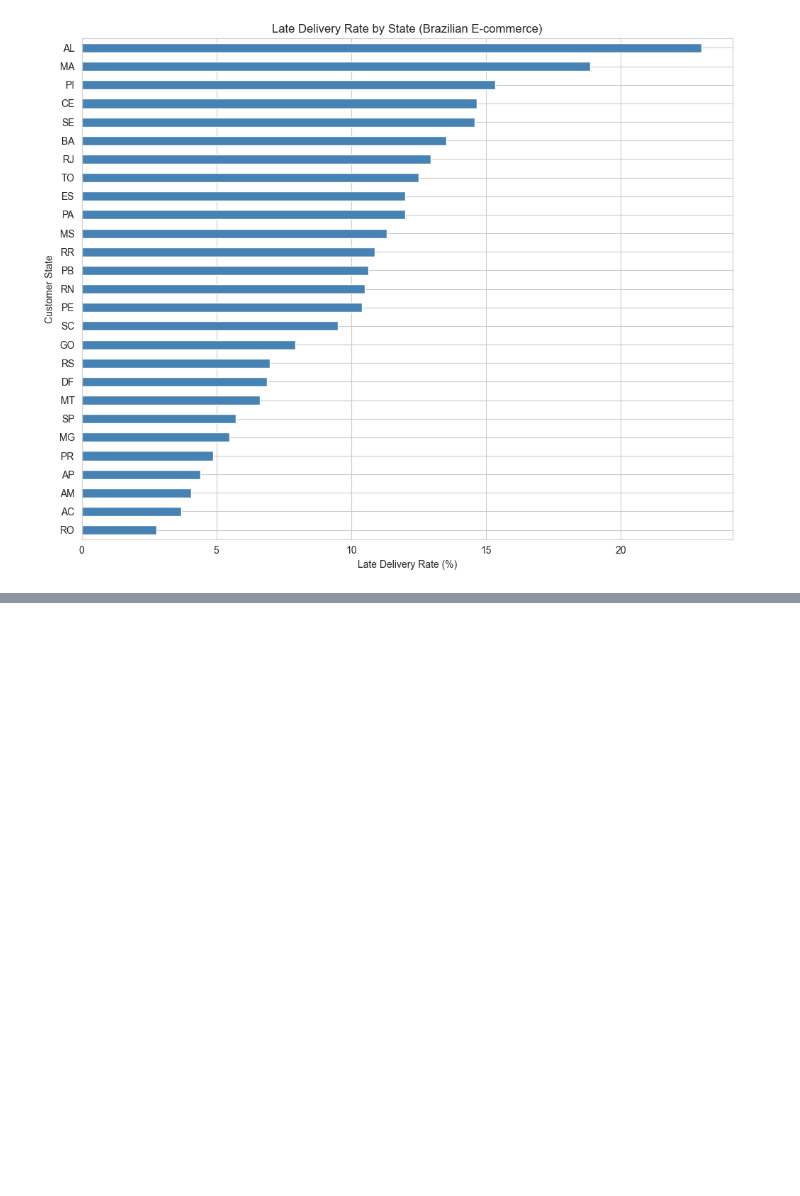
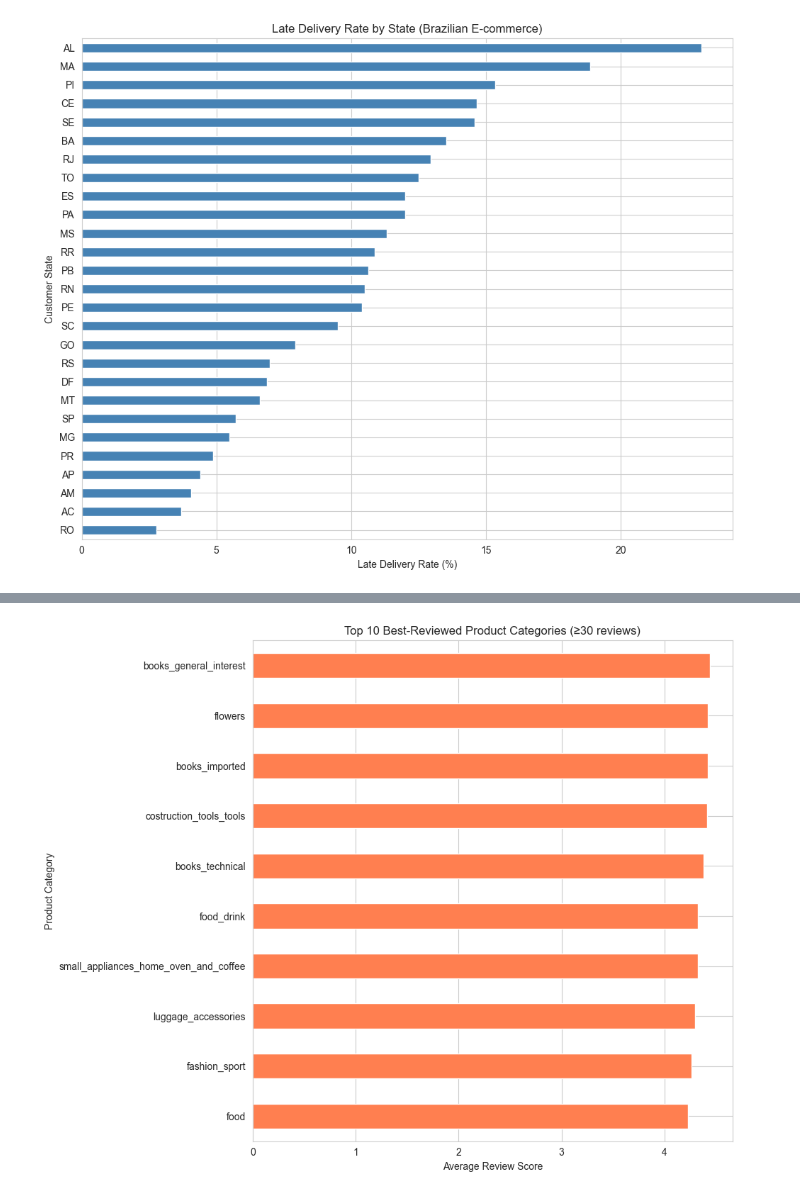
Before and after one commit to ZakkiShah5/olist-ecommerce-eda, a Jupyter notebook: notebooks/olist_eda.ipynb, the cells around one changed output, grey strips where cells are left out. Saved outputs shown, nothing was run; the diff lists cells and outputs as text; code cells hidden in the pictures; blank space fills up the shorter version.

Commit message:
feat: question 2 - review scores by category

```diff
--- a/notebooks/olist_eda.ipynb
+++ b/notebooks/olist_eda.ipynb
@@ -335,0 +350,7 @@ plt.show()
+# %%
+category_reviews = master.groupby('product_category_name_english').agg(
+    average_review_score=('review_score', 'mean'),
+    review_count=('review_score', 'count')
+)
+category_reviews = category_reviews[category_reviews['review_count'] >= 30]
+category_reviews.sort_values('average_review_score', ascending=True).head(10)
@@ -335,0 +370,14 @@ plt.show()
+# %%
+plt.figure(figsize=(10, 8))
+category_reviews.sort_values('average_review_score', ascending=False).head(10)['average_review_score'].plot(
+    kind='barh', color='coral'
+)
+plt.xlabel('Average Review Score')
+plt.ylabel('Product Category')
+plt.title('Top 10 Best-Reviewed Product Categories (≥30 reviews)')
+plt.gca().invert_yaxis()  # so highest rate appears at top
+plt.tight_layout()
+plt.savefig('../avg_best_review_scores.png', dpi=100, bbox_inches='tight')
+plt.show()
+# %% [output]
+[figure, added]
```
Also changed, not shown: parts of 4 cells of this notebook, 3 other files.
